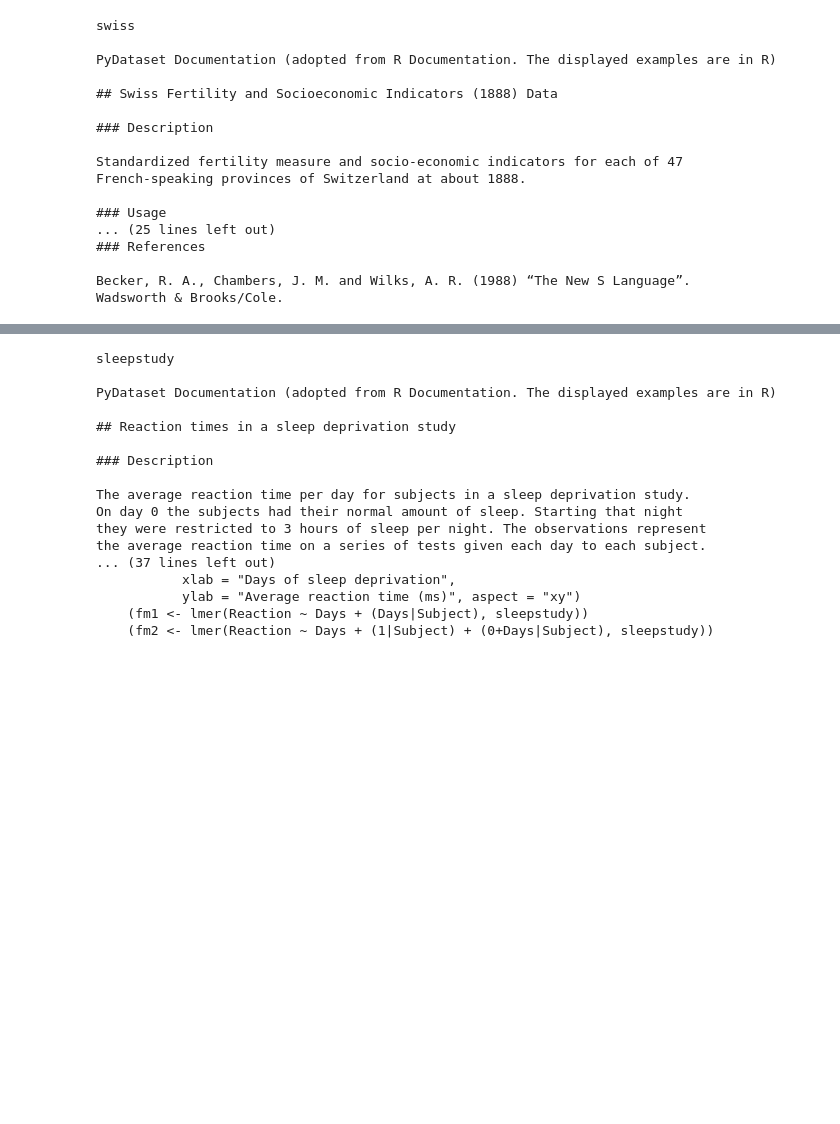
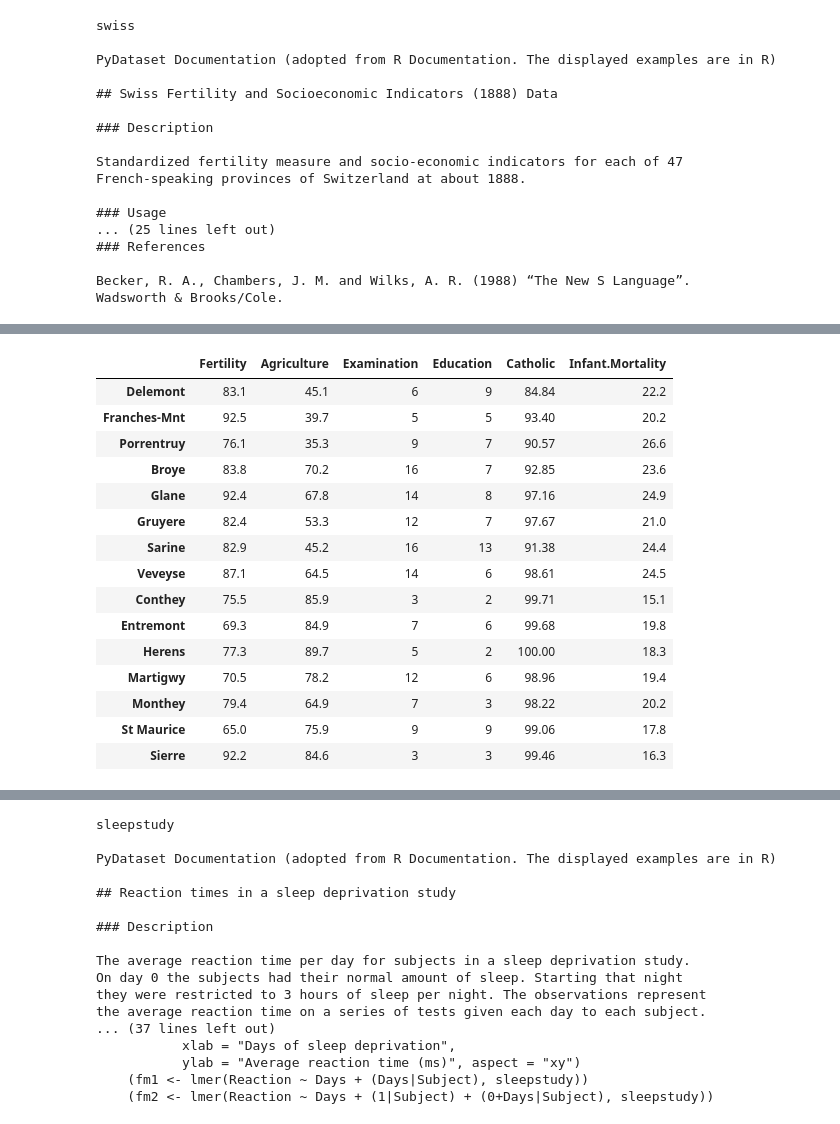
Before and after one commit to Saul-Gonzalez3/ds-libraries-exercises, a Jupyter notebook: seaborn_exercises.ipynb, the cells around one changed output, grey strips where cells are left out. Saved outputs shown, nothing was run; the diff lists cells and outputs as text; code cells hidden in the pictures; blank space fills up the shorter version.

```diff
--- a/seaborn_exercises.ipynb
+++ b/seaborn_exercises.ipynb
@@ -114,4 +151,23 @@ Wadsworth & Brooks/Cole.
 # %%
 #Create an attribute named is_catholic that holds a boolean value of whether or not the province is Catholic. (Choose a cutoff point for what constitutes catholic)
+is_catholic = (swiss['Catholic'] >= 50.00)
+swiss[is_catholic].head(15)
+# %% [output]
+|  | Fertility | Agriculture | Examination | Education | Catholic | Infant.Mortality |
+| Delemont | 83.1 | 45.1 | 6 | 9 | 84.84 | 22.2 |
+| Franches-Mnt | 92.5 | 39.7 | 5 | 5 | 93.40 | 20.2 |
+| Porrentruy | 76.1 | 35.3 | 9 | 7 | 90.57 | 26.6 |
+| Broye | 83.8 | 70.2 | 16 | 7 | 92.85 | 23.6 |
+| Glane | 92.4 | 67.8 | 14 | 8 | 97.16 | 24.9 |
+| Gruyere | 82.4 | 53.3 | 12 | 7 | 97.67 | 21.0 |
+| Sarine | 82.9 | 45.2 | 16 | 13 | 91.38 | 24.4 |
+| Veveyse | 87.1 | 64.5 | 14 | 6 | 98.61 | 24.5 |
+| Conthey | 75.5 | 85.9 | 3 | 2 | 99.71 | 15.1 |
+| Entremont | 69.3 | 84.9 | 7 | 6 | 99.68 | 19.8 |
+| Herens | 77.3 | 89.7 | 5 | 2 | 100.00 | 18.3 |
+| Martigwy | 70.5 | 78.2 | 12 | 6 | 98.96 | 19.4 |
+| Monthey | 79.4 | 64.9 | 7 | 3 | 98.22 | 20.2 |
+| St Maurice | 65.0 | 75.9 | 9 | 9 | 99.06 | 17.8 |
+| Sierre | 92.2 | 84.6 | 3 | 3 | 99.46 | 16.3 |
 # %%
 #Does whether or not a province is Catholic influence fertility?
```
Also changed, not shown: parts of 14 cells of this notebook, 7 other files.
